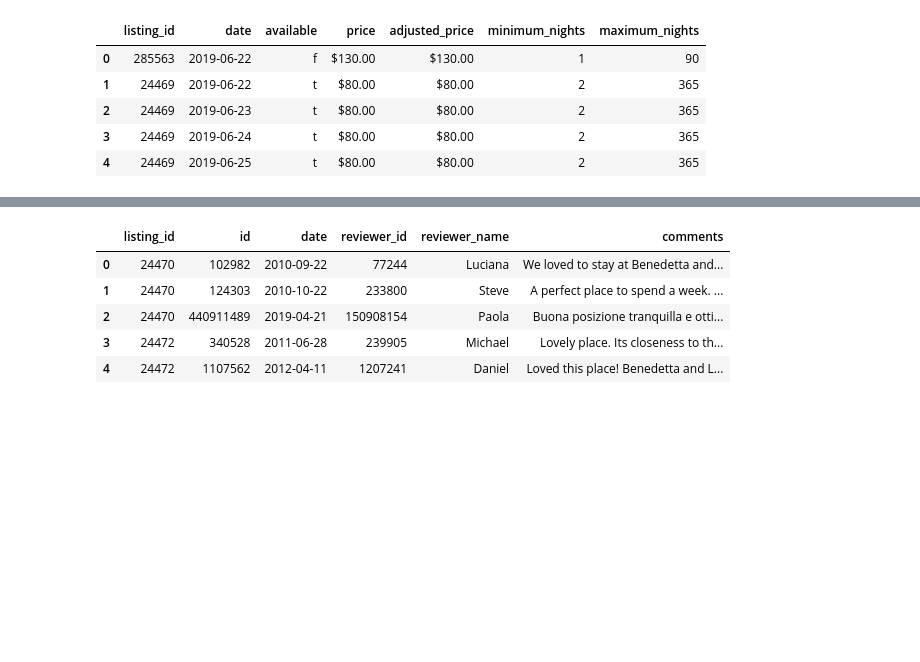
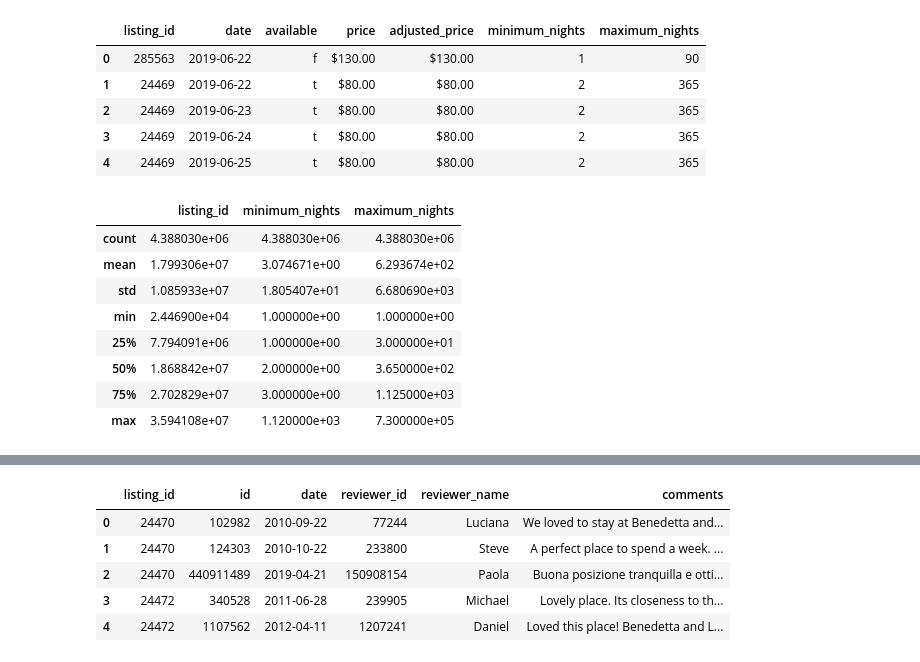
Before and after one commit to MohammadA7/florence-airbnb-analysis, a Jupyter notebook: florence-airbnb-analysis.ipynb, the cells around one changed output, grey strips where cells are left out. Saved outputs shown, nothing was run; the diff lists cells and outputs as text; code cells hidden in the pictures; blank space fills up the shorter version.

```diff
--- a/florence-airbnb-analysis.ipynb
+++ b/florence-airbnb-analysis.ipynb
@@ -33,6 +45,18 @@ calendar.head()
 | 2 | 24469 | 2019-06-23 | t | $80.00 | $80.00 | 2 | 365 |
 | 3 | 24469 | 2019-06-24 | t | $80.00 | $80.00 | 2 | 365 |
 | 4 | 24469 | 2019-06-25 | t | $80.00 | $80.00 | 2 | 365 |
+# %%
+calendar.describe()
+# %% [output]
+|  | listing_id | minimum_nights | maximum_nights |
+| count | 4.388030e+06 | 4.388030e+06 | 4.388030e+06 |
+| mean | 1.799306e+07 | 3.074671e+00 | 6.293674e+02 |
+| std | 1.085933e+07 | 1.805407e+01 | 6.680690e+03 |
+| min | 2.446900e+04 | 1.000000e+00 | 1.000000e+00 |
+| 25% | 7.794091e+06 | 1.000000e+00 | 3.000000e+01 |
+| 50% | 1.868842e+07 | 2.000000e+00 | 3.650000e+02 |
+| 75% | 2.702829e+07 | 3.000000e+00 | 1.125000e+03 |
+| max | 3.594108e+07 | 1.120000e+03 | 7.300000e+05 |
 # %%
 pd.set_option('display.max_columns', None)
 listings.head()
```
Also changed, not shown: parts of 27 cells of this notebook.
